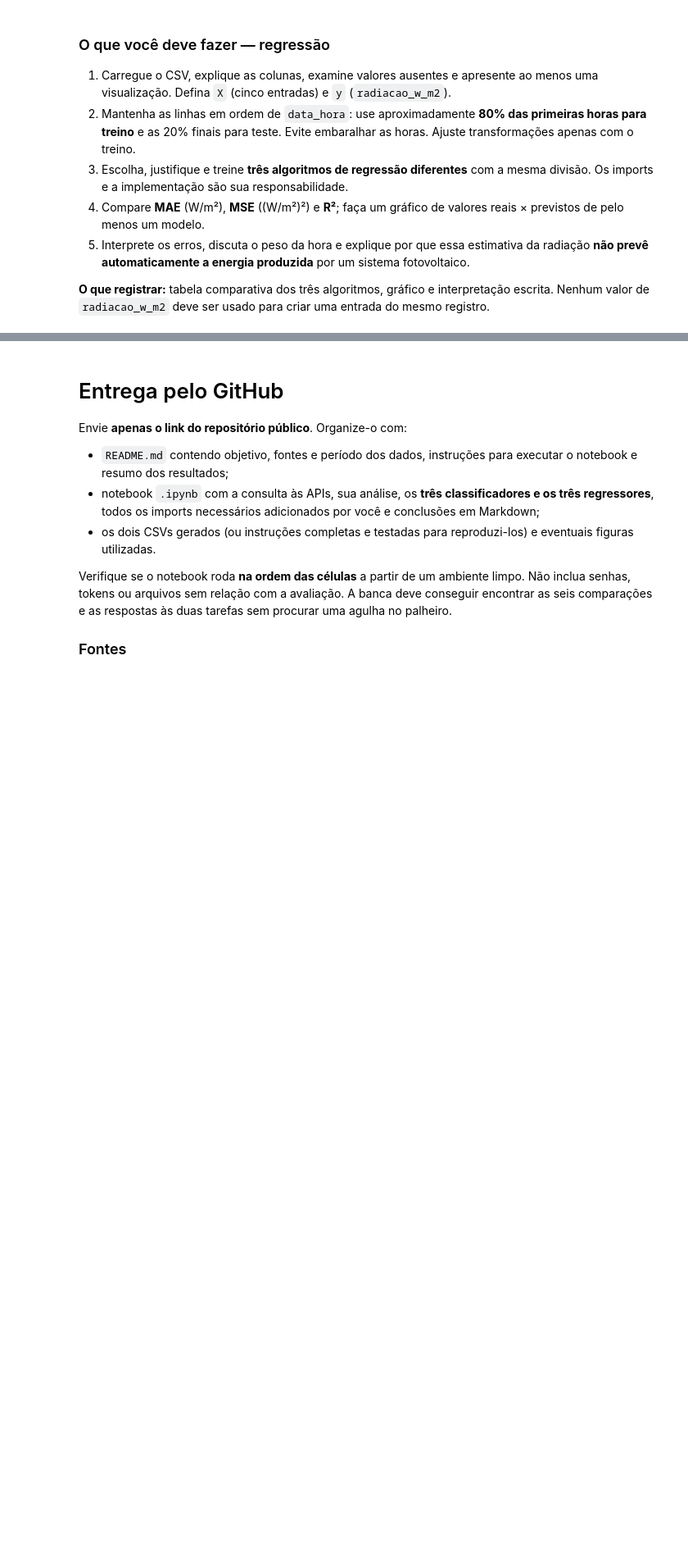
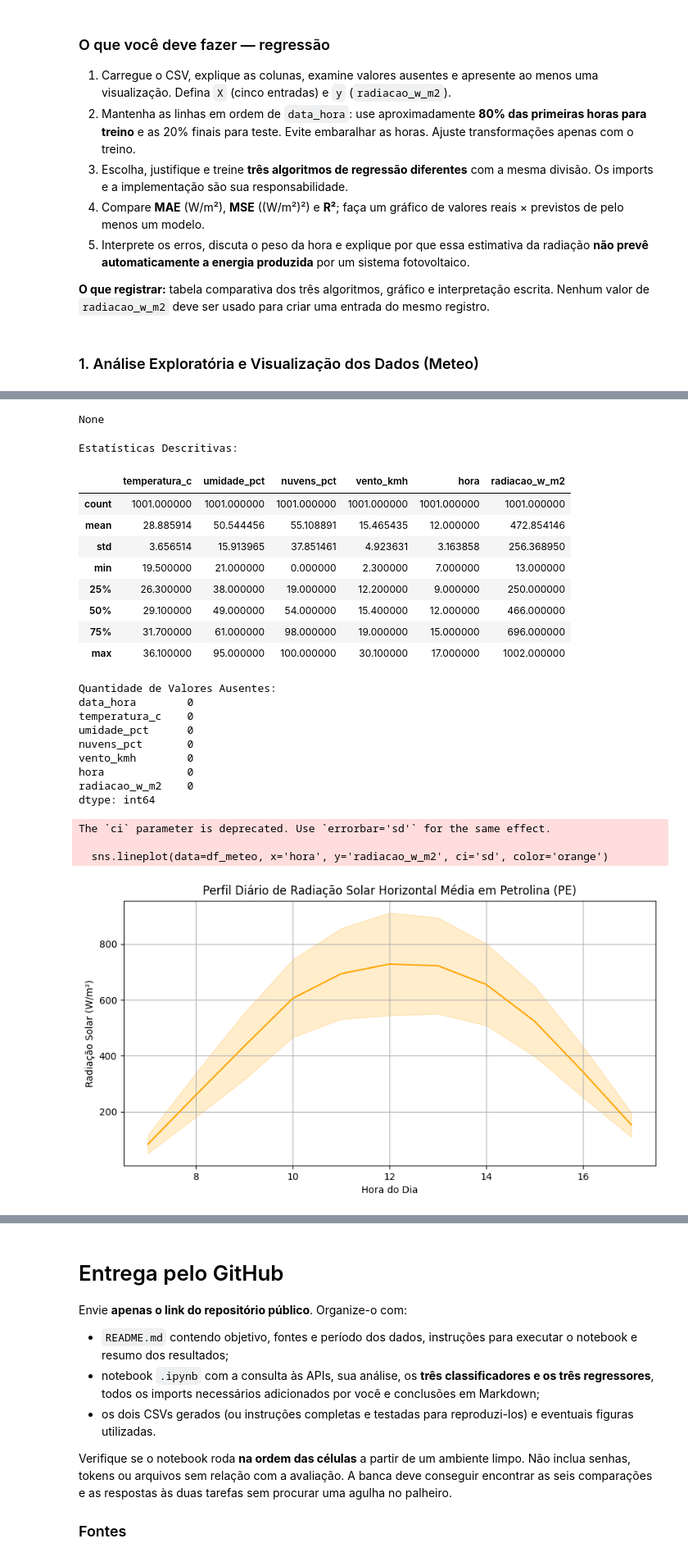
Before and after one commit to Jpsantosferreira/cp-sers-ml-energy, a Jupyter notebook: Aula_APIs_Energia_Renovavel_ML.ipynb, the cells around one changed output, grey strips where cells are left out. Shown at 82% size. Cells and saved outputs as stored; diff of their text form; code cells hidden in the pictures; blank space fills up the shorter version.

Commit message:
tarefa 2 e dados_api...

```diff
--- a/Aula_APIs_Energia_Renovavel_ML.ipynb
+++ b/Aula_APIs_Energia_Renovavel_ML.ipynb
@@ -224,3 +268,31 @@ print("Salvo: meteo_regressao_orange.csv")
 5. Interprete os erros, discuta o peso da hora e explique por que essa estimativa da radiação **não prevê automaticamente a energia produzida** por um sistema fotovoltaico.
 
 **O que registrar:** tabela comparativa dos três algoritmos, gráfico e interpretação escrita. Nenhum valor de `radiacao_w_m2` deve ser usado para criar uma entrada do mesmo registro.
+# %% [markdown]
+### 1. Análise Exploratória e Visualização dos Dados (Meteo)
+# %%
+import pandas as pd
+import matplotlib.pyplot as plt
+import seaborn as sns
+
+# Carregando o CSV
+df_meteo = pd.read_csv('meteo_regressao_orange.csv')
+
+print("Informações Gerais do Dataset:")
+display(df_meteo.info())
+
+print("\nEstatísticas Descritivas:")
+display(df_meteo.describe())
+
+print("\nQuantidade de Valores Ausentes:")
+print(df_meteo.isnull().sum())
+
+# Visualização da Radiação Solar ao longo do dia
+plt.figure(figsize=(10, 5))
+sns.lineplot(data=df_meteo, x='hora', y='radiacao_w_m2', ci='sd', color='orange')
+plt.title('Perfil Diário de Radiação Solar Horizontal Média em Petrolina (PE)')
+plt.xlabel('Hora do Dia')
+plt.ylabel('Radiação Solar (W/m²)')
+plt.grid(True)
+plt.show()
+# %% [output]
@@ -226,0 +314,24 @@ print("Salvo: meteo_regressao_orange.csv")
+None
+Estatísticas Descritivas:
+|  | temperatura_c | umidade_pct | nuvens_pct | vento_kmh | hora | radiacao_w_m2 |
+| count | 1001.000000 | 1001.000000 | 1001.000000 | 1001.000000 | 1001.000000 | 1001.000000 |
+| mean | 28.885914 | 50.544456 | 55.108891 | 15.465435 | 12.000000 | 472.854146 |
+| std | 3.656514 | 15.913965 | 37.851461 | 4.923631 | 3.163858 | 256.368950 |
+| min | 19.500000 | 21.000000 | 0.000000 | 2.300000 | 7.000000 | 13.000000 |
+| 25% | 26.300000 | 38.000000 | 19.000000 | 12.200000 | 9.000000 | 250.000000 |
+| 50% | 29.100000 | 49.000000 | 54.000000 | 15.400000 | 12.000000 | 466.000000 |
+| 75% | 31.700000 | 61.000000 | 98.000000 | 19.000000 | 15.000000 | 696.000000 |
+| max | 36.100000 | 95.000000 | 100.000000 | 30.100000 | 17.000000 | 1002.000000 |
+Quantidade de Valores Ausentes:
+data_hora        0
+temperatura_c    0
+umidade_pct      0
+nuvens_pct       0
+vento_kmh        0
+hora             0
+radiacao_w_m2    0
+dtype: int64
+The `ci` parameter is deprecated. Use `errorbar='sd'` for the same effect.
+
+  sns.lineplot(data=df_meteo, x='hora', y='radiacao_w_m2', ci='sd', color='orange')
+[figure, added]
```
Also changed, not shown: parts of 16 cells of this notebook.
